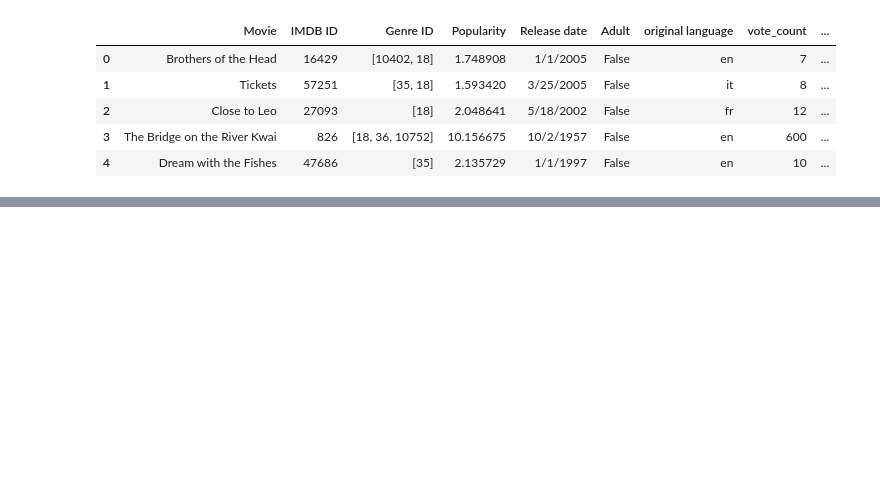
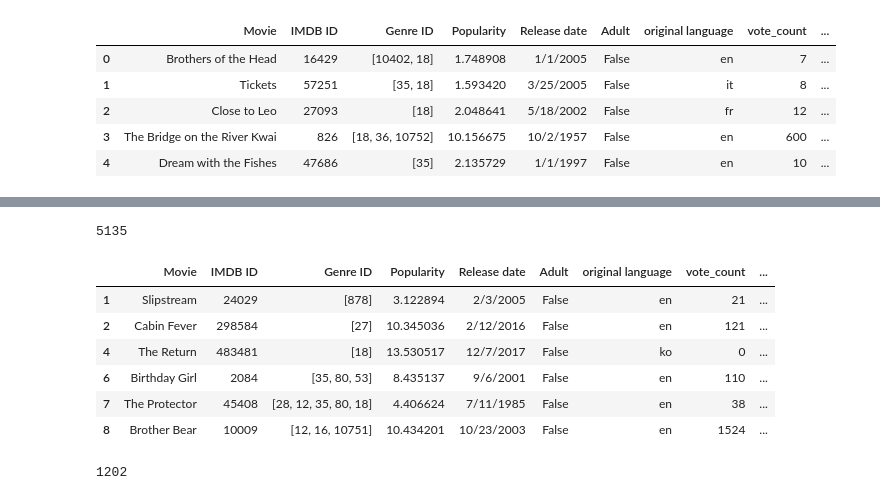
Before and after one commit to HarrietLyBui/Movie-Revenue-Prediction_Sentiment-Analysis, a Jupyter notebook: Data/Analyze the csv dataset.ipynb, the cells around one changed output, grey strips where cells are left out. Cells and saved outputs as stored; diff of their text form; code cells hidden in the pictures; blank space fills up the shorter version.

Commit message:
Add revenue to some missing row

```diff
--- a/Data/Analyze the csv dataset.ipynb
+++ b/Data/Analyze the csv dataset.ipynb
@@ -1,6 +1,7 @@
 # %%
 import pandas as pd
 data  = pd.read_csv('dataset3.csv')
+data_from_previous_csv_file = pd.read_csv('EnglishMoviesWithPolarityRevenueAndBudget.csv')
 # %%
 data.head()
 # %% [output]
@@ -35,0 +47,2 @@ data_revenue
+# %%
+data_title_revenue = data_from_previous_csv_file[data_from_previous_csv_file['revenue']!=0]
@@ -35,0 +64,4 @@ data_revenue
+# %%
+data_title_revenue = data_title_revenue[['Title','revenue']]
+data_title_revenue.rename(columns={'Title': 'Movie'}, inplace=True)
+data.rename(columns={' revenue': 'revenue'}, inplace=True)
@@ -35,0 +86,23 @@ data_revenue
+# %%
+data_revenue_less_or_equal_100 = data[data['revenue'] <= 100]
+len(data_revenue_less_or_equal_100.Movie)
+# %% [output]
+5135
+# %%
+import numpy as np
+
+result = pd.merge(data_revenue_less_or_equal_100, data_title_revenue, on=['Movie'])
+result.dropna(subset=['revenue_y'], how='any')
+result.drop(['revenue_x'], axis = 1, inplace = True)
+result.rename(columns={'revenue_y': 'revenue'}, inplace=True)
+new_result = result.drop_duplicates(['Movie'], keep='last')
+
+new_result
+# %% [output]
+|  | Movie | IMDB ID | Genre ID | Popularity | Release date | Adult | original language | vote_count | ... |
+| 1 | Slipstream | 24029 | [878] | 3.122894 | 2/3/2005 | False | en | 21 | ... |
+| 2 | Cabin Fever | 298584 | [27] | 10.345036 | 2/12/2016 | False | en | 121 | ... |
+| 4 | The Return | 483481 | [18] | 13.530517 | 12/7/2017 | False | ko | 0 | ... |
+| 6 | Birthday Girl | 2084 | [35, 80, 53] | 8.435137 | 9/6/2001 | False | en | 110 | ... |
+| 7 | The Protector | 45408 | [28, 12, 35, 80, 18] | 4.406624 | 7/11/1985 | False | en | 38 | ... |
+| 8 | Brother Bear | 10009 | [12, 16, 10751] | 10.434201 | 10/23/2003 | False | en | 1524 | ... |
@@ -35,0 +111,4 @@ data_revenue
+# %%
+len(final_data.Movie)
+# %% [output]
+1202
```
Also changed, not shown: parts of 9 cells of this notebook, 1 other file.
